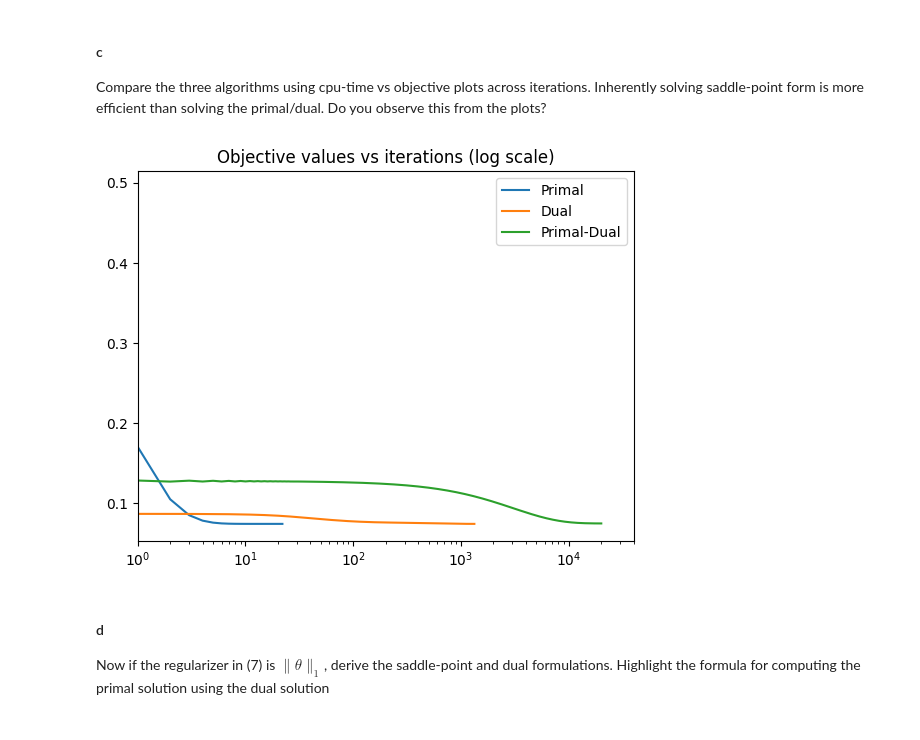
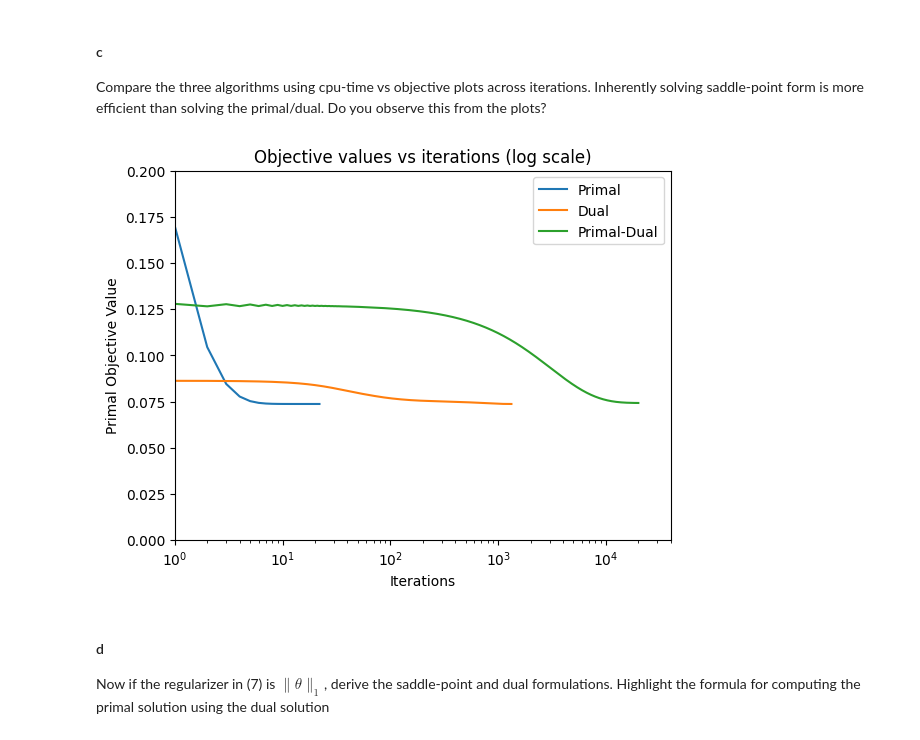
Before and after one commit to GauthamBellamkonda/ConvexOptProject, a Jupyter notebook: code-final.ipynb, the cells around one changed output. Cells and saved outputs as stored; diff of their text form; code cells hidden in the pictures.

```diff
--- a/code-final.ipynb
+++ b/code-final.ipynb
@@ -360,16 +360,19 @@ Compare the three algorithms using cpu-time vs objective plots across iterations
 # %%
 # plot the objective values vs iterations (log scale) for all three methods
 
 plt.plot(objective_values_primal, label="Primal")
 plt.plot(objective_values_dual, label="Dual")
 plt.plot(objective_values_pd, label="Primal-Dual")
 plt.xscale("log")
 plt.xlim(1, 2*np.max([len(objective_values_primal), len(objective_values_dual), len(objective_values_pd)]))
+plt.ylim(0, 0.2)
+plt.xlabel("Iterations")
+plt.ylabel("Primal Objective Value")
 plt.legend()
 plt.title("Objective values vs iterations (log scale)")
 plt.show()
 # %% [output]
-[figure, old version]
+[figure, new version]
 # %% [markdown]
 #### d
 
```
Also changed, not shown: parts of 1 cell of this notebook.
